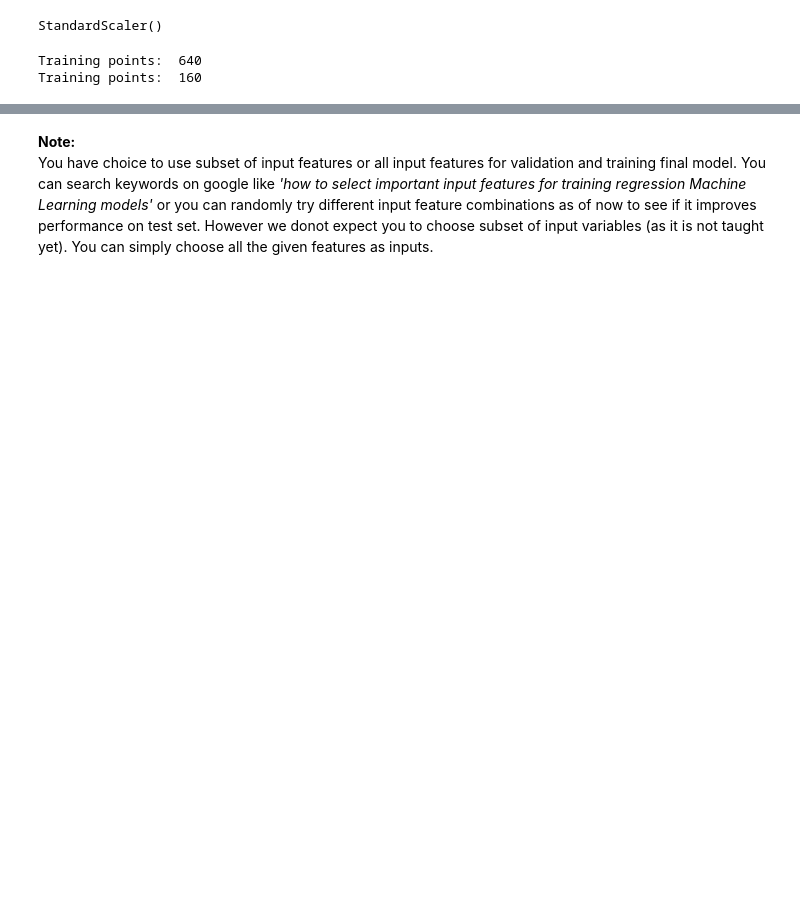
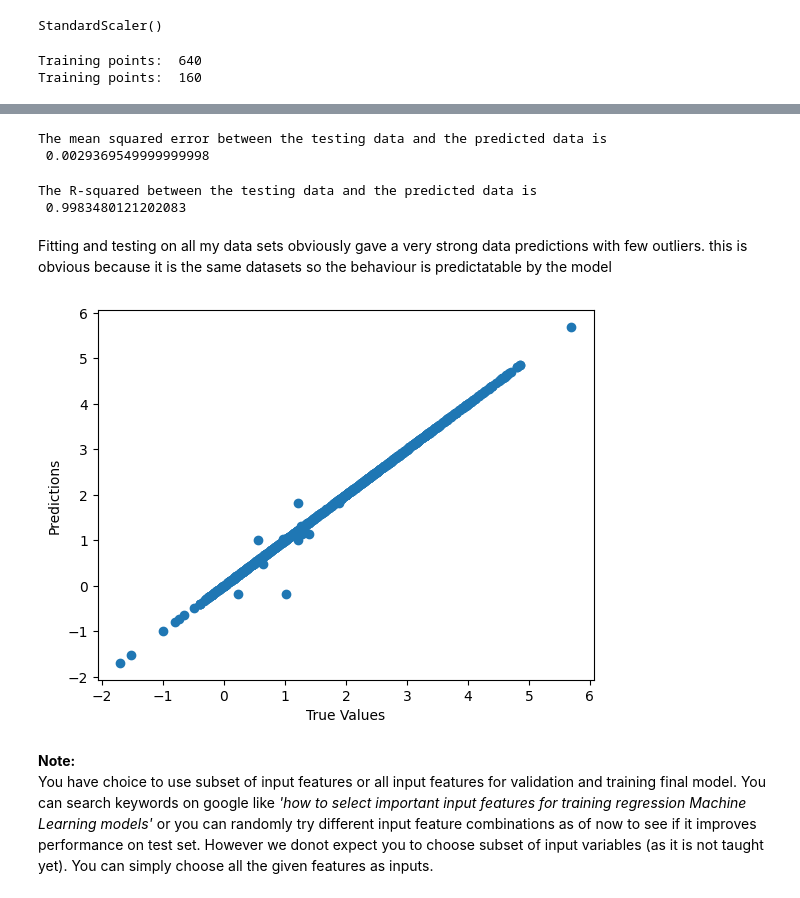
Before and after one commit to joseph-ishola/Machine_Learning_2023_OVGU, a Jupyter notebook: Class Tasks/Bonus_Task_1.ipynb, the cells around one changed output, grey strips where cells are left out. Cells and saved outputs as stored; diff of their text form; code cells hidden in the pictures; blank space fills up the shorter version.

```diff
--- a/Class Tasks/Bonus_Task_1.ipynb
+++ b/Class Tasks/Bonus_Task_1.ipynb
@@ -156,3 +168,40 @@ plt.show()
+# %%
+# set the value of k that performed best during cross-validation
+k = 1
+
+# create a KNeighborsRegressor model with the chosen value of k
+knn = KNeighborsRegressor(n_neighbors=k)
+
+# train the model on all the data points
+knn.fit(X, y)
+
+# use the trained model to make predictions on new data (e.g. your testing dataset)
+y_pred2 = knn.predict(X)
+y_pred2
+# %%
+mse = mean_squared_error(y_pred2, y)
+print("The mean squared error between the testing data and the predicted data is \n",mse)
+# %% [output]
+The mean squared error between the testing data and the predicted data is
+ 0.0029369549999999998
+# %%
+r2 = r2_score(y_pred2, y)
+print("The R-squared between the testing data and the predicted data is \n",r2)
+# %% [output]
+The R-squared between the testing data and the predicted data is
+ 0.9983480121202083
+# %% [markdown]
+Fitting and testing on all my data sets obviously gave a very strong data predictions with few outliers. this is obvious because it is the same datasets so the behaviour is predictatable by the model
+# %%
+import matplotlib.pyplot as plt
+
+# plot the predicted values against the true values
+plt.scatter(y, y_pred2)
+plt.xlabel('True Values')
+plt.ylabel('Predictions')
+plt.show()
+# %% [output]
+[figure, added]
 # %% [markdown]
 **Note:**
 You have choice to use subset of input features or all input features for validation and training final model. You can search keywords on google like *'how to select important input features for training regression Machine Learning models'* or you can randomly try different input feature combinations as of now to see if it improves performance on test set. However we donot expect you to choose subset of input variables (as it is not taught yet). You can simply choose all the given features as inputs.
```
Also changed, not shown: parts of 18 cells of this notebook.
